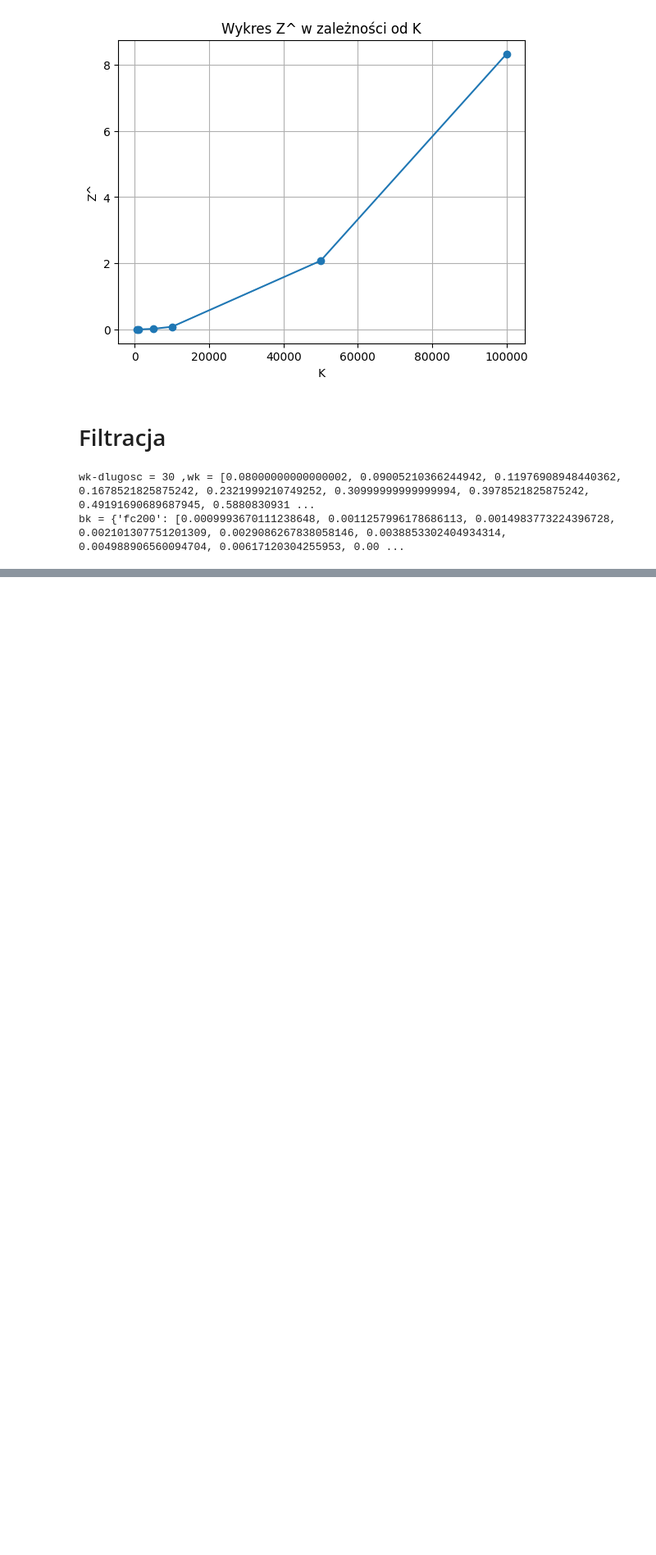
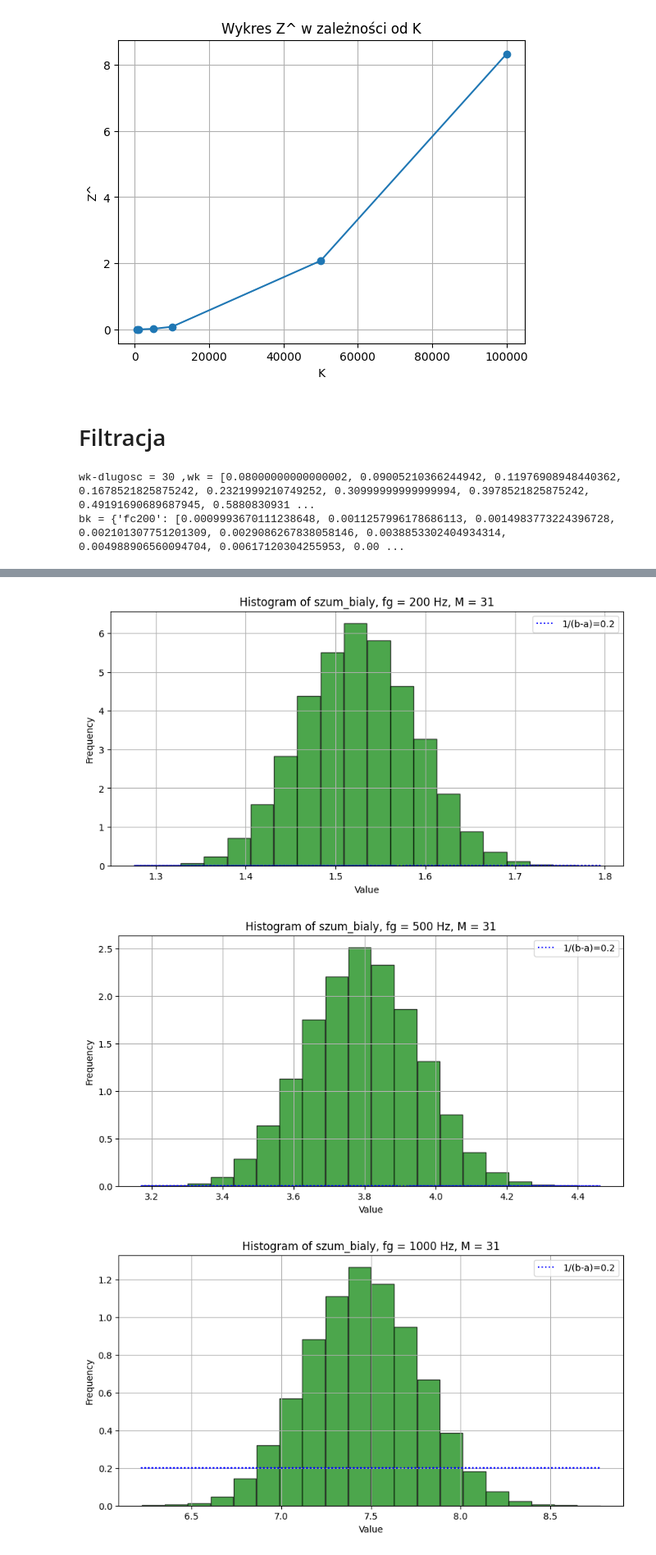
Before and after one commit to mbrunka/stochastyka-white-noise, a Jupyter notebook: main.ipynb, the cells around one changed output, grey strips where cells are left out. Shown: that part at 82% size. Saved outputs shown, nothing was run; the diff lists cells and outputs as text; code cells hidden in the pictures; blank space fills up the shorter version.

```diff
--- a/main.ipynb
+++ b/main.ipynb
@@ -365,0 +397,37 @@ bk = {'fc200': [0.0009993670111238648, 0.0011257996178686113, 0.0014983773224396
+# %%
+plt.figure(figsize=(10, 5))
+x = np.linspace(ZAKRES[0], ZAKRES[1], 100)
+plt.plot(yn200, uniform.pdf(yn200, loc=ZAKRES[0], scale=ZAKRES[1]-ZAKRES[0]), 'b', linestyle='dotted', label=f'1/(b-a)={1/(ZAKRES[1]-ZAKRES[0])}')
+plt.hist(yn200, bins=20, density=True, rwidth=0.98, color='g', edgecolor='black', alpha=0.7)
+plt.title(f'Histogram of szum_bialy, fg = {fg_list[0]} Hz, M = {M}')
+plt.xlabel('Value')
+plt.ylabel('Frequency')
+plt.legend()
+plt.grid(True)
+plt.show()
+
+plt.figure(figsize=(10, 5))
+x = np.linspace(ZAKRES[0], ZAKRES[1], 100)
+plt.plot(yn500, uniform.pdf(yn500, loc=ZAKRES[0], scale=ZAKRES[1]-ZAKRES[0]), 'b', linestyle='dotted', label=f'1/(b-a)={1/(ZAKRES[1]-ZAKRES[0])}')
+plt.hist(yn500, bins=20, density=True, rwidth=0.98, color='g', edgecolor='black', alpha=0.7)
+plt.title(f'Histogram of szum_bialy, fg = {fg_list[1]} Hz, M = {M}')
+plt.xlabel('Value')
+plt.ylabel('Frequency')
+plt.legend()
+plt.grid(True)
+plt.show()
+
+plt.figure(figsize=(10, 5))
+x = np.linspace(ZAKRES[0], ZAKRES[1], 100)
+plt.plot(yn1000, uniform.pdf(yn1000, loc=ZAKRES[0], scale=ZAKRES[1]-ZAKRES[0]), 'b', linestyle='dotted', label=f'1/(b-a)={1/(ZAKRES[1]-ZAKRES[0])}')
+plt.hist(yn1000, bins=20, density=True, rwidth=0.98, color='g', edgecolor='black', alpha=0.7)
+plt.title(f'Histogram of szum_bialy, fg = {fg_list[2]} Hz, M = {M}')
+plt.xlabel('Value')
+plt.ylabel('Frequency')
+plt.legend()
+plt.grid(True)
+plt.show()
+# %% [output]
+[figure, added]
+[figure, added]
+[figure, added]
```
Also changed, not shown: parts of 8 cells of this notebook.
